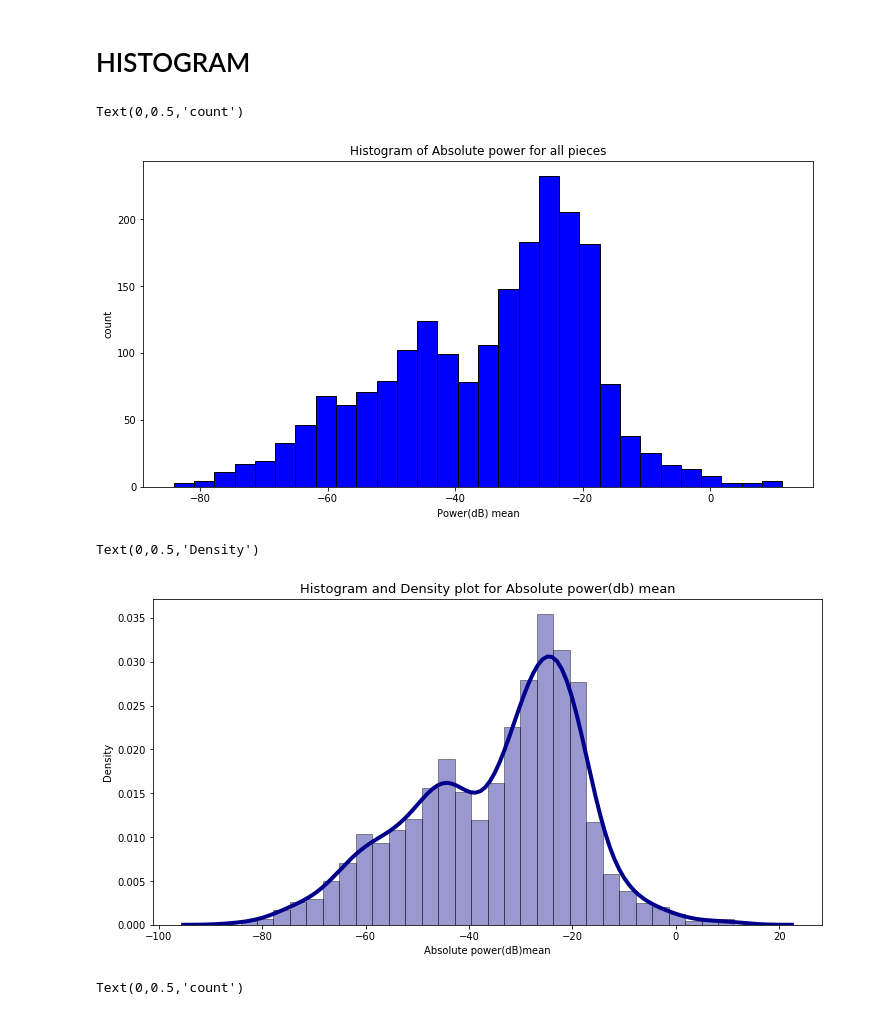
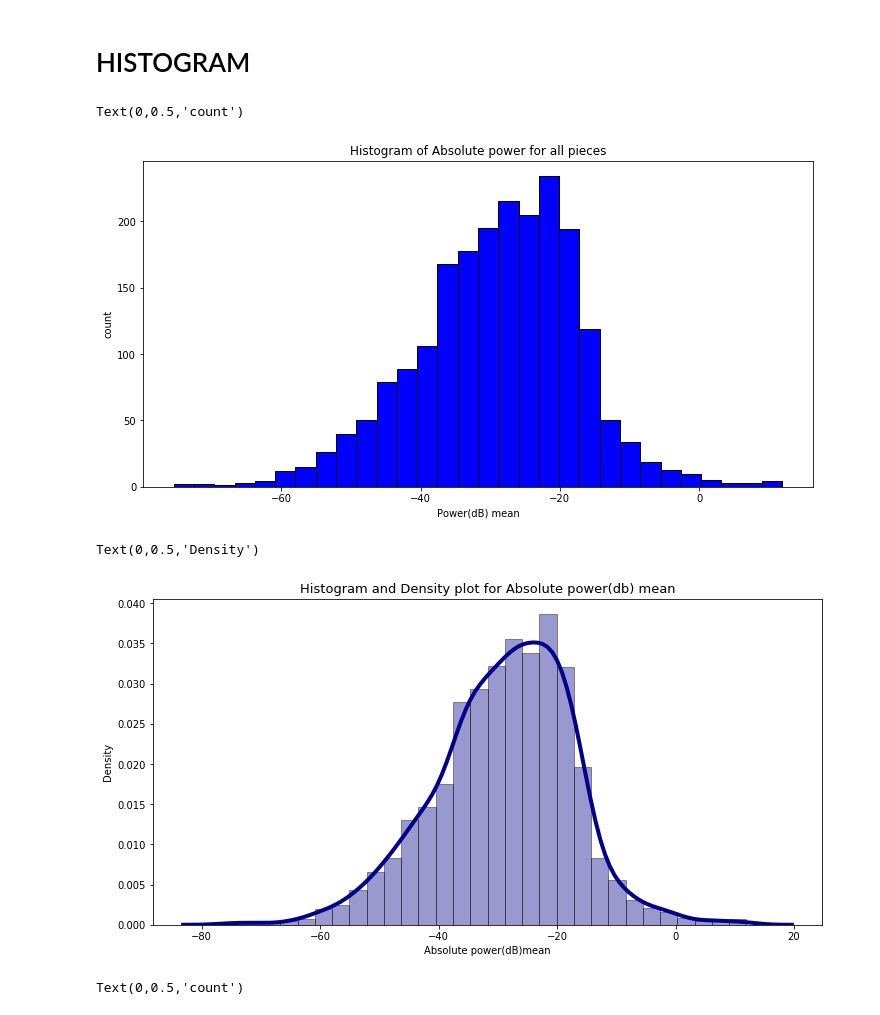
Before and after one commit to bregmanstudio/MusicAM, a Jupyter notebook: MusicAM_ExtractingMeanModPower.ipynb, the cells around one changed output. Drawn from its saved outputs; the diff is of its cells as text; code cells hidden in the pictures.

```diff
--- a/MusicAM_ExtractingMeanModPower.ipynb
+++ b/MusicAM_ExtractingMeanModPower.ipynb
@@ -526,15 +505,15 @@ sample_df = df.append(sample_df_class,ignore_index=True)
 sample_df = df.append(sample_df_rnr,ignore_index=True)
 # %%
 # histogram
-plt.hist(df['Absolute power(dB)mean'], color = 'blue', edgecolor = 'black', bins=30)
+plt.hist(df.dropna()['Absolute power(dB)mean'], color = 'blue', edgecolor = 'black', bins=30)
 plt.title('Histogram of Absolute power for all pieces')
 plt.xlabel('Power(dB) mean')
 plt.ylabel('count')
 # %% [output]
 Text(0,0.5,'count')
-[figure, old version]
+[figure, new version]
 # %%
-sns.distplot(df['Absolute power(dB)mean'], hist=True, kde=True,
+sns.distplot(df.dropna()['Absolute power(dB)mean'], hist=True, kde=True,
              bins=30, color = 'darkblue',
              hist_kws={'edgecolor':'black'},
              kde_kws={'linewidth': 4})
@@ -542,7 +521,7 @@ plt.title('Histogram and Density plot for Absolute power(db) mean', size = 13)
 plt.ylabel('Density')
 # %% [output]
 Text(0,0.5,'Density')
-[figure, old version]
+[figure, new version]
 # %%
 # matplotlib histogram
 plt.hist(df_cc['Absolute power(dB)mean'], color = 'blue', edgecolor = 'black', bins=30)
```
Also changed, not shown: parts of 15 cells of this notebook.
